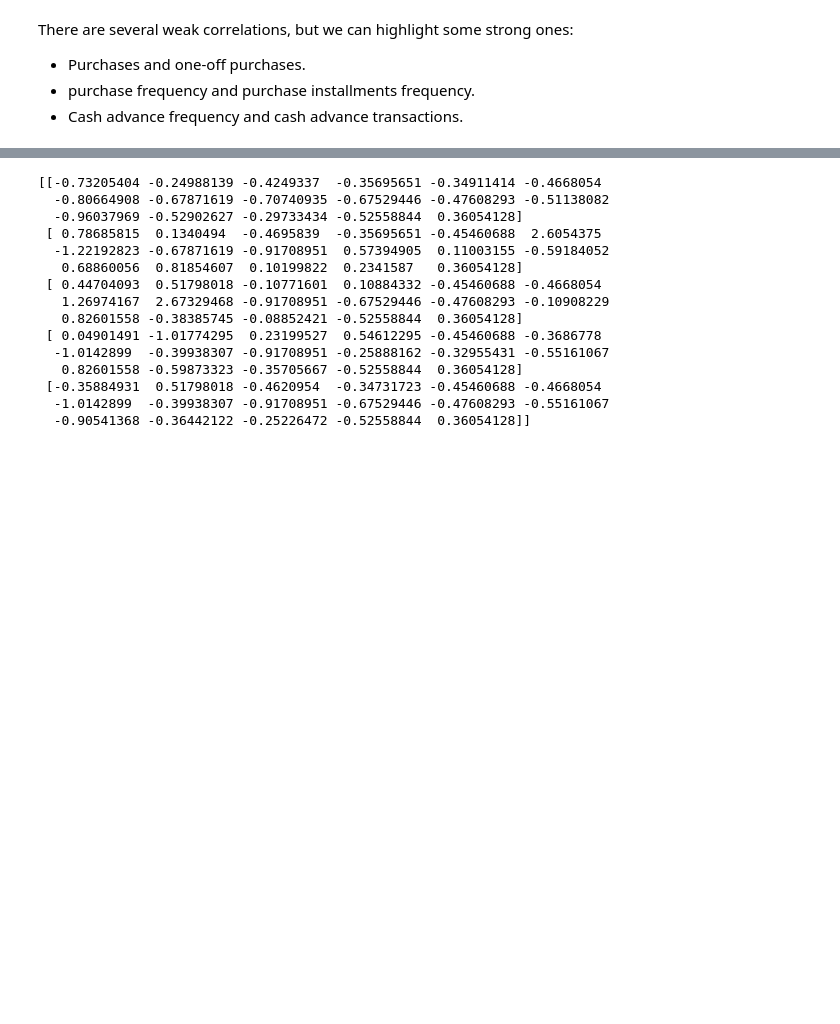
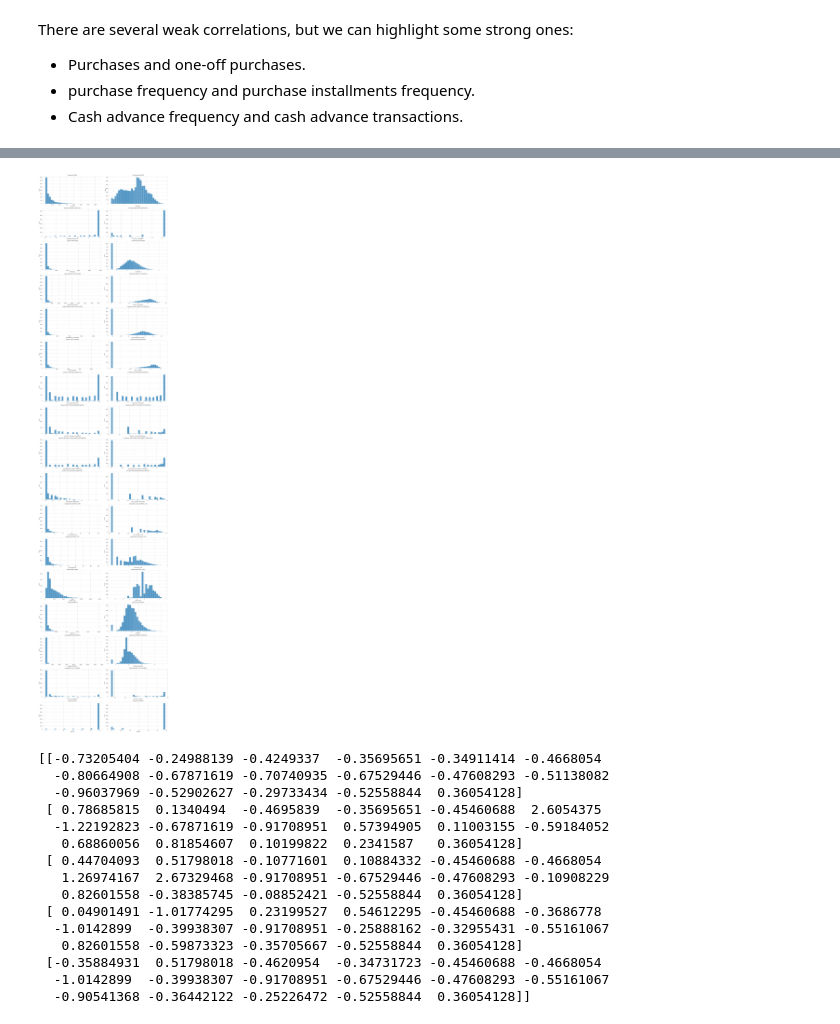
Before and after one commit to saxena-p/Credit-Card-Clustering, a Jupyter notebook: CC-Clustering.ipynb, the cells around one changed output, grey strips where cells are left out. Drawn from its saved outputs; the diff is of its cells as text; code cells hidden in the pictures; blank space fills up the shorter version.

Commit message:
Added Yeo-Johnson normalisation

```diff
--- a/CC-Clustering.ipynb
+++ b/CC-Clustering.ipynb
@@ -131 +144,32 @@ Before proceeding, it would be useful to scale the data. We use scikit-learn's S
+# %%
+import scipy.stats as stats
+from sklearn.preprocessing import PowerTransformer
+
+# Application of Yeo-Johnson to all columns
+pt = PowerTransformer(method='yeo-johnson')
+yj_transformed_df = df.copy(deep=True)
+for column in df.columns:
+    data = np.array( df[column] ).reshape(-1,1)
+    transformed_data = pt.fit_transform(data)
+    yj_transformed_df[column] = transformed_data.flatten()
+
+# Create a 17 row by 2 column grid for the plots
+fig, axes = plt.subplots(nrows=17, ncols=2, figsize=(20, 85))
+axes = axes.flatten()
+
+# Iterate over each column and create histogram side by side
+for i, column in enumerate(df.columns):
+    if 2*i < len(axes):
+        # Original data hisogram
+        sns.histplot(df[column], bins = 30, ax = axes[2*i])
+        axes[2*i].set_title(f'Original {column}')
+
+    if 2*i + 1 < len(axes):
+        # Yeo-Johnson transformed data histogram
+        sns.histplot(yj_transformed_df[column], bins = 30, ax = axes[2*i+1])
+        axes[2*i + 1].set_title(f'Transformed {column}')
+
+plt.tight_layout()
+# %% [output]
+[figure, added]
 # %%
```
Also changed, not shown: parts of 6 cells of this notebook.
